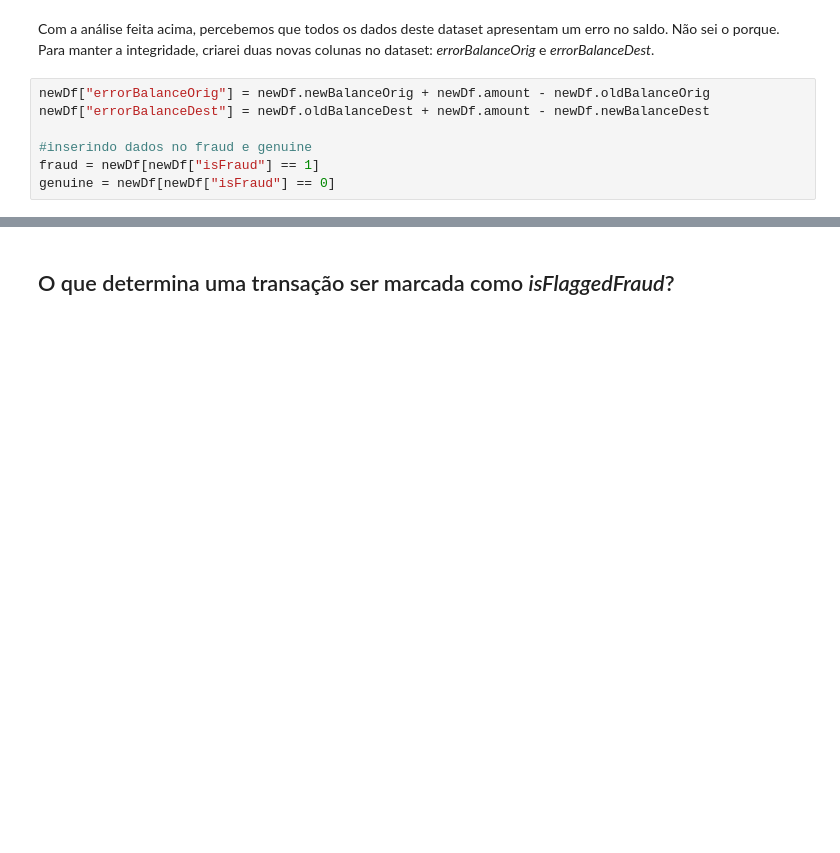
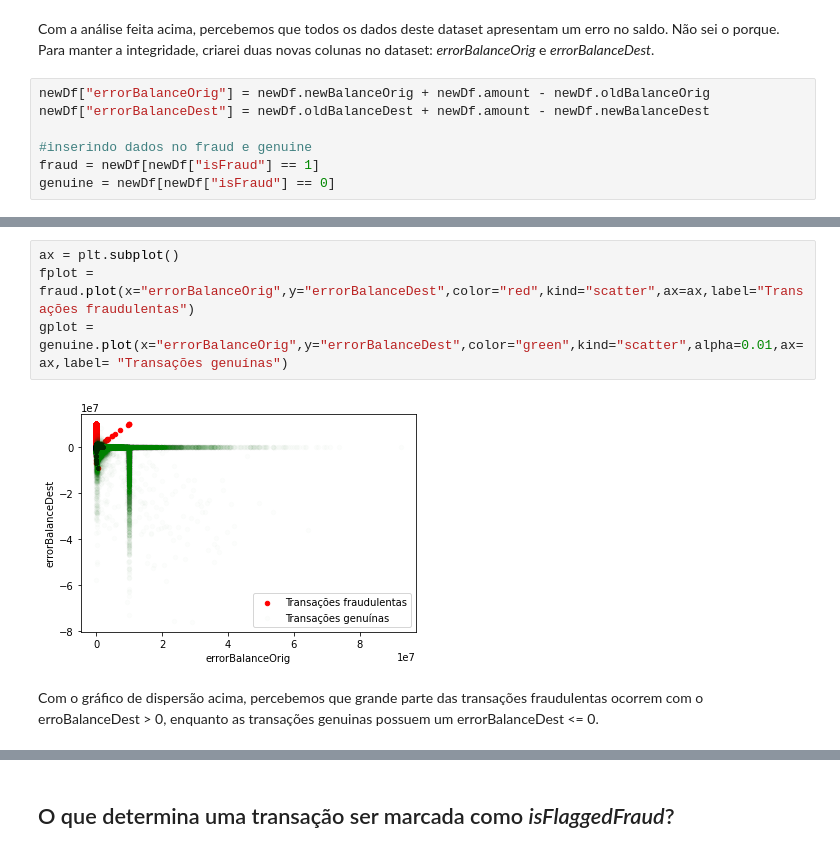
Before and after one commit to victormazevedo/predict-financial-fraud, a Jupyter notebook: Predict_Financial_Fraud.ipynb, the cells around one changed output, grey strips where cells are left out. Saved outputs shown, nothing was run; the diff lists cells and outputs as text; blank space fills up the shorter version.

Commit message:
Finish errorBalance analysis

```diff
--- a/Predict_Financial_Fraud.ipynb
+++ b/Predict_Financial_Fraud.ipynb
@@ -268,0 +257,8 @@ Name: errorBalanceOrig, dtype: float64
+# %%
+ax = plt.subplot()
+fplot = fraud.plot(x="errorBalanceOrig",y="errorBalanceDest",color="red",kind="scatter",ax=ax,label="Transações fraudulentas")
+gplot = genuine.plot(x="errorBalanceOrig",y="errorBalanceDest",color="green",kind="scatter",alpha=0.01,ax=ax,label= "Transações genuínas")
+# %% [output]
+[figure, added]
+# %% [markdown]
+Com o gráfico de dispersão acima, percebemos que grande parte das transações fraudulentas ocorrem com o erroBalanceDest > 0, enquanto as transações genuinas possuem um errorBalanceDest <= 0.
```
Also changed, not shown: parts of 6 cells of this notebook.
